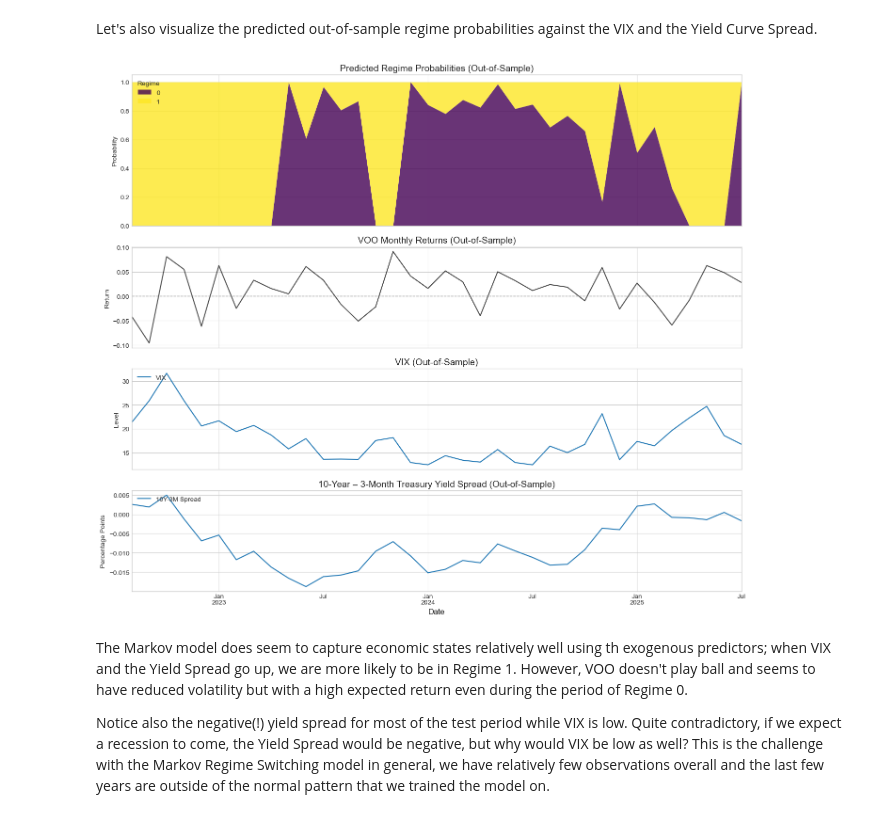
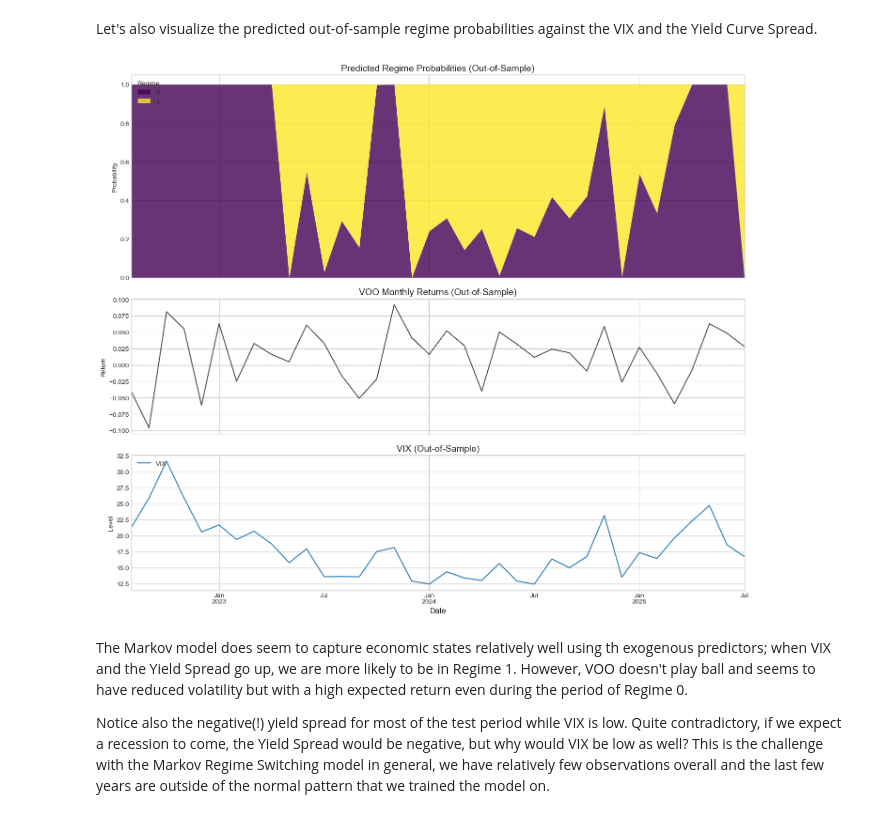
Before and after one commit to Fresearch99/etf_portfolio_optimization, a Jupyter notebook: Optimal_Portfolio_Analysis.ipynb, the cells around one changed output. Cells and saved outputs as stored; diff of their text form; code cells hidden in the pictures.

```diff
--- a/Optimal_Portfolio_Analysis.ipynb
+++ b/Optimal_Portfolio_Analysis.ipynb
@@ -2936,8 +2996,8 @@ def split_windows(returns, fit_years=7, test_years=3):
 
 #  split sample  (7-year fit  |  3-year test)
 train_returns, test_returns = split_windows(returns_final, fit_years=7, test_years=3)
-train_exog  = exog_final_lagged.loc[train_returns.index]
-test_exog   = exog_final_lagged.loc[test_returns.index]
+train_exog  = exog_final_lagged[best_exog_vars].loc[train_returns.index] # Select the best exogenous predictor
+test_exog   = exog_final_lagged[best_exog_vars].loc[test_returns.index]
 # %% [markdown]
 Next, let's see how the static mean-variance optimization performs out of sample.
 # %%
@@ -3154,12 +3168,11 @@ Out-of-sample CAGR: 9.29%
 # %% [markdown]
 Let's also visualize the predicted out-of-sample regime probabilities against the VIX and the Yield Curve Spread.
 # %%
-# --- Visualize Out-of-Sample Regime Probabilities, VOO, VIX & YC Spread ---
 oos_idx = pred_probs.index                                        # convenience
 
 fig, axes = plt.subplots(
-    4, 1, figsize=(14, 12), sharex=True,          # <- 4 rows instead of 3
-    gridspec_kw={"height_ratios": [3, 2, 2, 2]}
+    3, 1, figsize=(14, 12), sharex=True,
+    gridspec_kw={"height_ratios": [3, 2, 2]}
 )
 
 # --- Regime probabilities ---
@@ -3173,44 +3186,34 @@ pred_probs.plot(
 )
 axes[0].set_title("Predicted Regime Probabilities (Out-of-Sample)", fontsize=14)
 axes[0].set_ylabel("Probability")
 axes[0].legend(title="Regime", loc="upper left")
 
 # --- VOO returns ---
 returns_final.loc[oos_idx, "VOO"].plot(
     ax=axes[1],
     color="black",
     label="VOO Monthly Return",
     alpha=0.7
 )
 axes[1].set_title("VOO Monthly Returns (Out-of-Sample)", fontsize=14)
 axes[1].set_ylabel("Return")
 axes[1].axhline(0, color="grey", lw=1, linestyle="--")
 
 # --- Exogenous predictor: VIX ---
 test_exog.loc[oos_idx, "VIX"].plot(
     ax=axes[2],
     lw=1.5,
     label="VIX"
 )
 axes[2].set_title("VIX (Out-of-Sample)", fontsize=14)
 axes[2].set_ylabel("Level")
 axes[2].legend(loc="upper left")
 
-# --- Exogenous predictor: Yield-curve spread ---
-test_exog.loc[oos_idx, "Spread_10Y_3M"].plot(
-    ax=axes[3],
-    lw=1.5,
-    label="10Y-3M Spread"
-)
-axes[3].set_title("10-Year – 3-Month Treasury Yield Spread (Out-of-Sample)", fontsize=14)
-axes[3].set_ylabel("Percentage Points")
-axes[3].legend(loc="upper left")
-
 plt.xlabel("Date", fontsize=12)
 plt.tight_layout()
 plt.show()
 # %% [output]
-[figure, old version]
+[figure, new version]
 # %% [markdown]
 The Markov model does seem to capture economic states relatively well using th exogenous predictors; when VIX and the Yield Spread go up, we are more likely to be in Regime 1.  However, VOO doesn't play ball and seems to have reduced volatility but with a high expected return even during the period of Regime 0.
 
```
Also changed, not shown: parts of 26 cells of this notebook.
